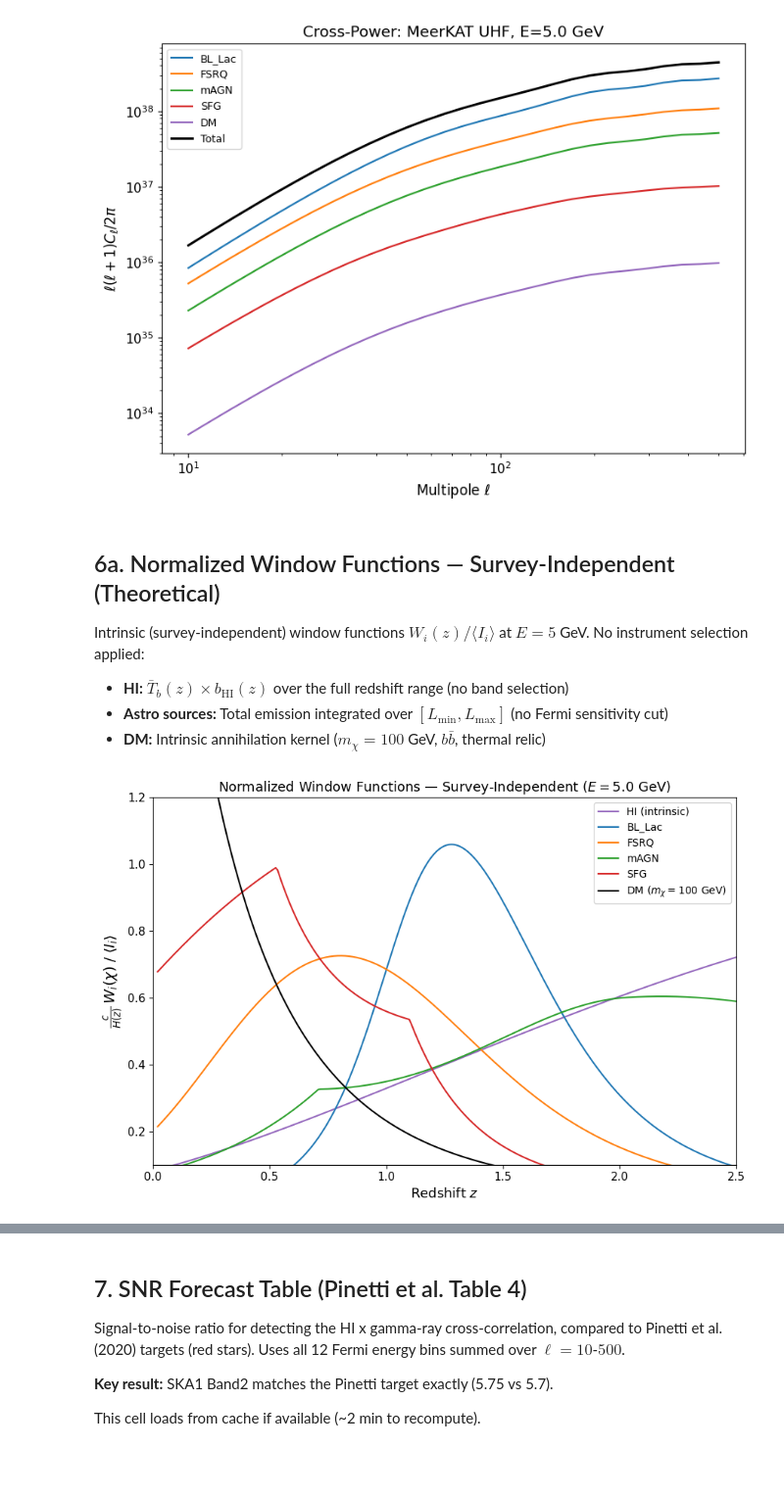
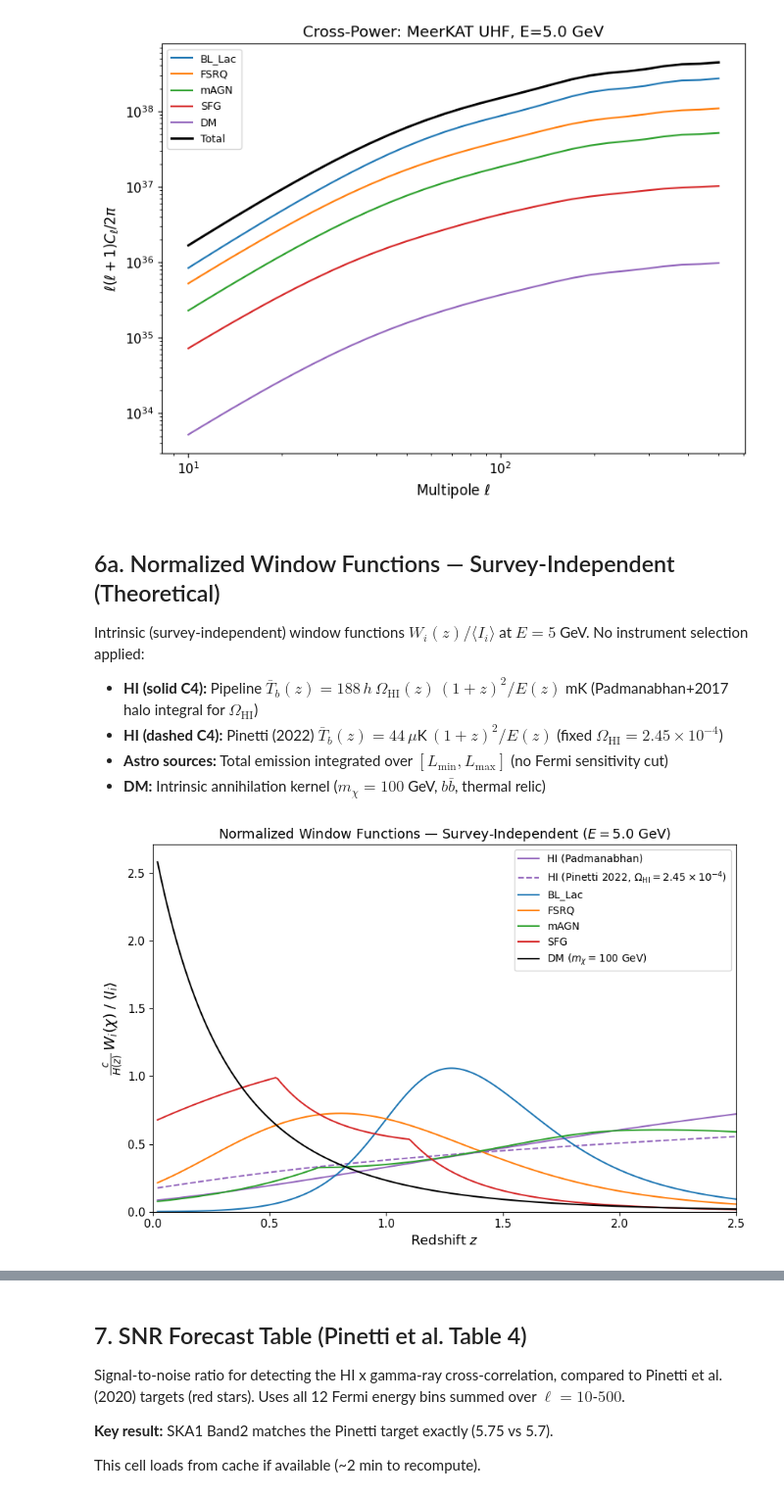
Before and after one commit to raw-asparagus/hixugrb, a Jupyter notebook: notebooks/pipeline_validation.ipynb, the cells around one changed output, grey strips where cells are left out. Shown at 98% size. Drawn from its saved outputs; the diff is of its cells as text; code cells hidden in the pictures; blank space fills up the shorter version.

```diff
--- a/notebooks/pipeline_validation.ipynb
+++ b/notebooks/pipeline_validation.ipynb
@@ -91,7 +93,7 @@ colors = {'BL_Lac': 'C0', 'FSRQ': 'C1', 'mAGN': 'C2', 'SFG': 'C3'}
 fig, ax = plt.subplots(figsize=(8, 5))
 total = np.zeros_like(E_arr)
 for src in sources:
-    I_arr = np.array([astro.mean_intensity(E, src, z_max=4.0, n_z=300) for E in E_arr])
+    I_arr = np.array([astro.mean_intensity(E, src) for E in E_arr])
     ax.loglog(E_arr, E_arr**2 * I_arr, label=src, color=colors[src])
     total += I_arr
 ax.loglog(E_arr, E_arr**2 * total, 'k-', lw=2, label='Total')
@@ -203,32 +205,48 @@ fig.tight_layout()
 ## 6a. Normalized Window Functions — Survey-Independent (Theoretical)
 
 Intrinsic (survey-independent) window functions $W_i(z) / \langle I_i \rangle$ at $E = 5$ GeV. No instrument selection applied:
-- **HI:** $\bar{T}_b(z) \times b_\mathrm{HI}(z)$ over the full redshift range (no band selection)
+- **HI (solid C4):** Pipeline $\bar{T}_b(z) = 188\,h\,\Omega_\mathrm{HI}(z)\,(1+z)^2/E(z)$ mK (Padmanabhan+2017 halo integral for $\Omega_\mathrm{HI}$)
+- **HI (dashed C4):** Pinetti (2022) $\bar{T}_b(z) = 44\,\mu$K$\,(1+z)^2/E(z)$ (fixed $\Omega_\mathrm{HI} = 2.45\times10^{-4}$)
 - **Astro sources:** Total emission integrated over $[L_\mathrm{min}, L_\mathrm{max}]$ (no Fermi sensitivity cut)
 - **DM:** Intrinsic annihilation kernel ($m_\chi = 100$ GeV, $b\bar{b}$, thermal relic)
 # %%
 E_ref, m_chi = 5.0, 100.0
 z_plot = np.linspace(0.02, 2.5, 300)
+dz = z_plot[1] - z_plot[0]
 
-# Use the pipeline's uniform normalization utility
+from hi_gamma_xcorr import pinetti2022 as p22
+
+# --- Compute per-z windows (survey-independent) ---
+c_h_over_H = np.array([cfg.C_LIGHT_KM_S * cfg.h / cosmo.H(z) for z in z_plot])
+
+# HI: Padmanabhan (computed Omega_HI)
+W_hi_padma = np.array([hi.T_bar_b(z) for z in z_plot])
+I_hi_padma = np.sum(W_hi_padma) * dz
+W_hi_padma_norm = W_hi_padma / I_hi_padma if I_hi_padma > 0 else np.zeros_like(z_plot)
+
+# HI: Pinetti 2022 (fixed Omega_HI = 2.45e-4)
+W_hi_pinetti = np.array([p22.T_bar_b_thesis(z) for z in z_plot])
+I_hi_pinetti = np.sum(W_hi_pinetti) * dz
+W_hi_pinetti_norm = W_hi_pinetti / I_hi_pinetti if I_hi_pinetti > 0 else np.zeros_like(z_plot)
+
+# Use pipeline's normalized_windows for astro + DM (survey-independent)
 W_norm = ap.normalized_windows(z_plot, E_GeV=E_ref, m_chi_GeV=m_chi,
                                unresolved_only=False, include_DM=True)
 
 # --- Plot ---
 fig, ax = plt.subplots(figsize=(9, 6))
 
-ax.plot(z_plot, W_norm['HI'], color='C4', lw=1.5, label='HI (intrinsic)')
+ax.plot(z_plot, W_hi_padma_norm, color='C4', lw=1.5, ls='-', label='HI (Padmanabhan)')
+ax.plot(z_plot, W_hi_pinetti_norm, color='C4', lw=1.5, ls='--', label=r'HI (Pinetti 2022, $\Omega_{\rm HI}=2.45\times10^{-4}$)')
 for src, color in [('BL_Lac', 'C0'), ('FSRQ', 'C1'), ('mAGN', 'C2'), ('SFG', 'C3')]:
     ax.plot(z_plot, W_norm[src], color=color, lw=1.5, label=src)
 ax.plot(z_plot, W_norm['DM'], color='k', lw=1.5, label=f'DM ($m_\\chi={m_chi:.0f}$ GeV)')
 
 ax.set_xlabel('Redshift $z$', fontsize=13)
 ax.set_ylabel(r'$\frac{c}{H(z)}\,W_i(\chi)\;/\;\langle I_i \rangle$', fontsize=14)
 ax.set_title(f'Normalized Window Functions — Survey-Independent ($E = {E_ref}$ GeV)', fontsize=13)
-ax.legend(fontsize=10); ax.set_xlim(0, 5); ax.set_ylim(bottom=0)
-ax.set_xlim(0.0, 2.5)
-ax.set_ylim(0.1, 1.2)
+ax.legend(fontsize=10); ax.set_xlim(0.0, 2.5); ax.set_ylim(bottom=0)
 fig.tight_layout()
 # %% [output]
-[figure, old version]
+[figure, new version]
 # %% [markdown]
```
Also changed, not shown: parts of 9 cells of this notebook, 5 other files.
